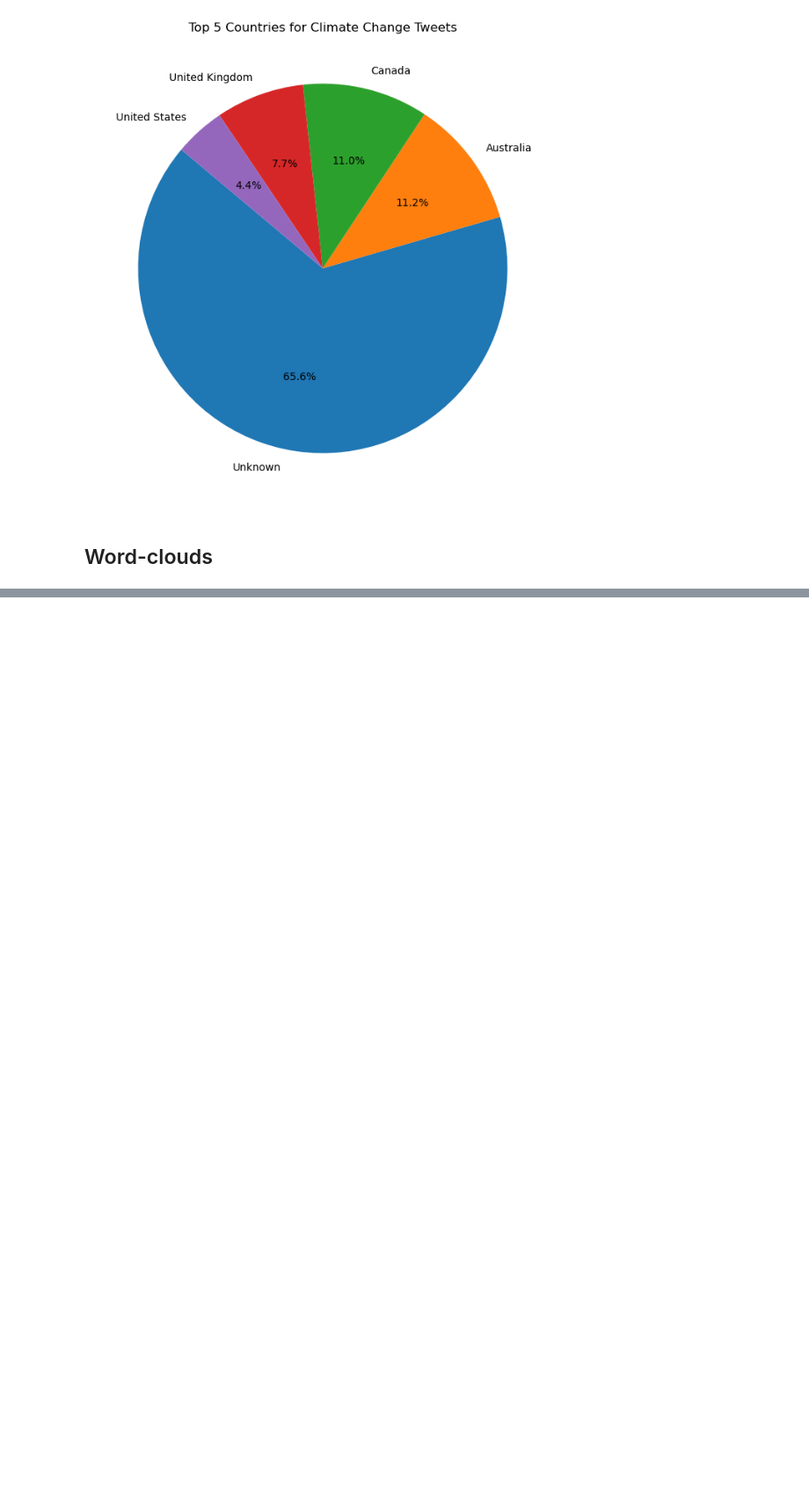
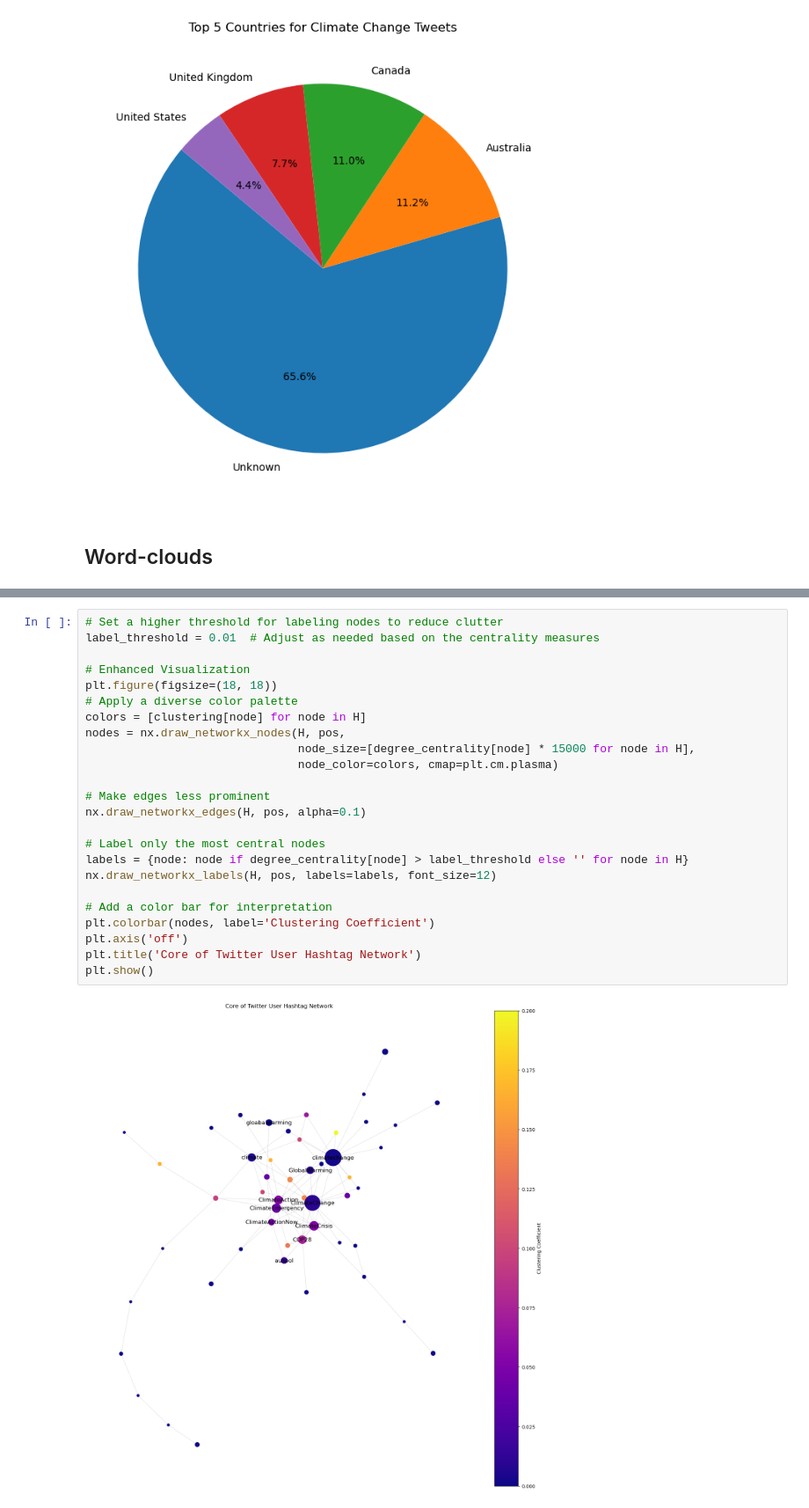
Before and after one commit to ZSoleimani/Tweets-network, a Jupyter notebook: Tweets-network.ipynb, the cells around one changed output, grey strips where cells are left out. Shown at 88% size. Saved outputs shown, nothing was run; the diff lists cells and outputs as text; blank space fills up the shorter version.

```diff
--- a/Tweets-network.ipynb
+++ b/Tweets-network.ipynb
@@ -629,0 +749,26 @@ plt.show()
+# %%
+# Set a higher threshold for labeling nodes to reduce clutter
+label_threshold = 0.01  # Adjust as needed based on the centrality measures
+
+# Enhanced Visualization
+plt.figure(figsize=(18, 18))
+# Apply a diverse color palette
+colors = [clustering[node] for node in H]
+nodes = nx.draw_networkx_nodes(H, pos,
+                               node_size=[degree_centrality[node] * 15000 for node in H],
+                               node_color=colors, cmap=plt.cm.plasma)
+
+# Make edges less prominent
+nx.draw_networkx_edges(H, pos, alpha=0.1)
+
+# Label only the most central nodes
+labels = {node: node if degree_centrality[node] > label_threshold else '' for node in H}
+nx.draw_networkx_labels(H, pos, labels=labels, font_size=12)
+
+# Add a color bar for interpretation
+plt.colorbar(nodes, label='Clustering Coefficient')
+plt.axis('off')
+plt.title('Core of Twitter User Hashtag Network')
+plt.show()
+# %% [output]
+[figure, added]
```
Also changed, not shown: parts of 18 cells of this notebook.
